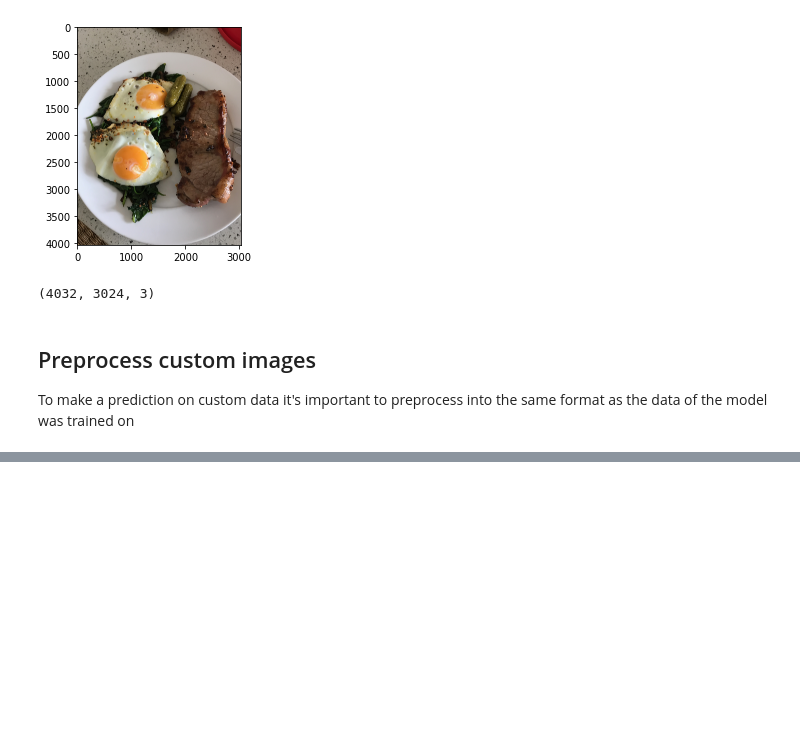
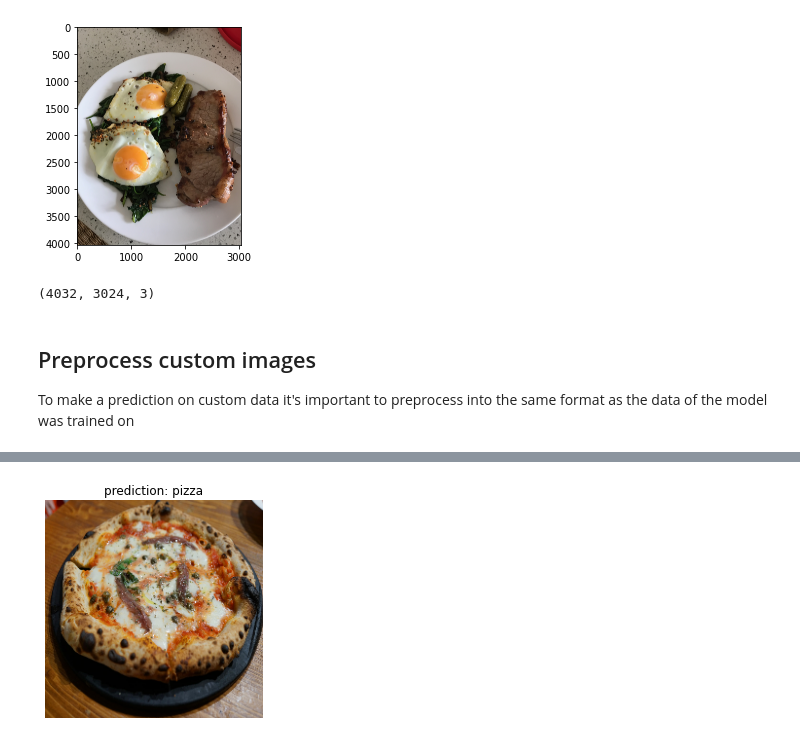
Before and after one commit to leogalbu/Colab_Notebook, a Jupyter notebook: Food_Classification.ipynb, the cells around one changed output, grey strips where cells are left out. Saved outputs shown, nothing was run; the diff lists cells and outputs as text; code cells hidden in the pictures; blank space fills up the shorter version.

```diff
--- a/Food_Classification.ipynb
+++ b/Food_Classification.ipynb
@@ -679,0 +699,4 @@ array([[0.98122334]], dtype=float32)
+# %%
+pred_and_plot(model_6, 'pizza-napoli.jpg')
+# %% [output]
+[figure, added]
```
Also changed, not shown: parts of 6 cells of this notebook.
